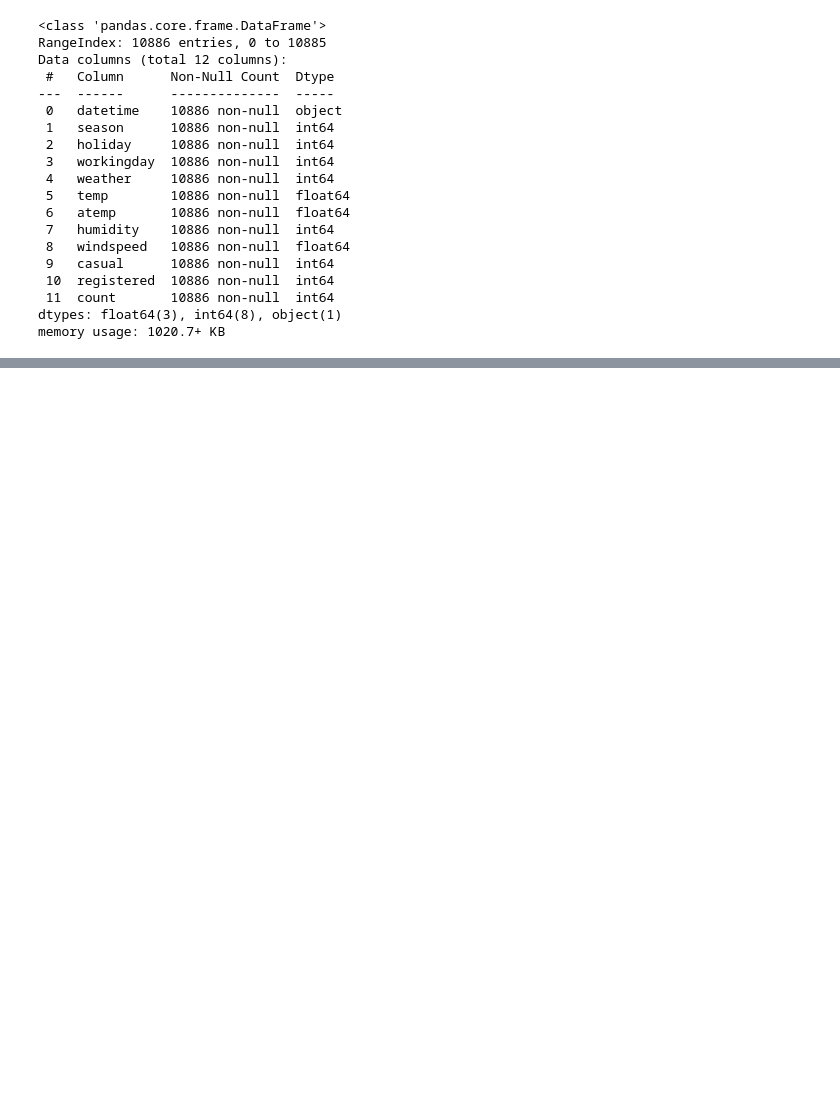
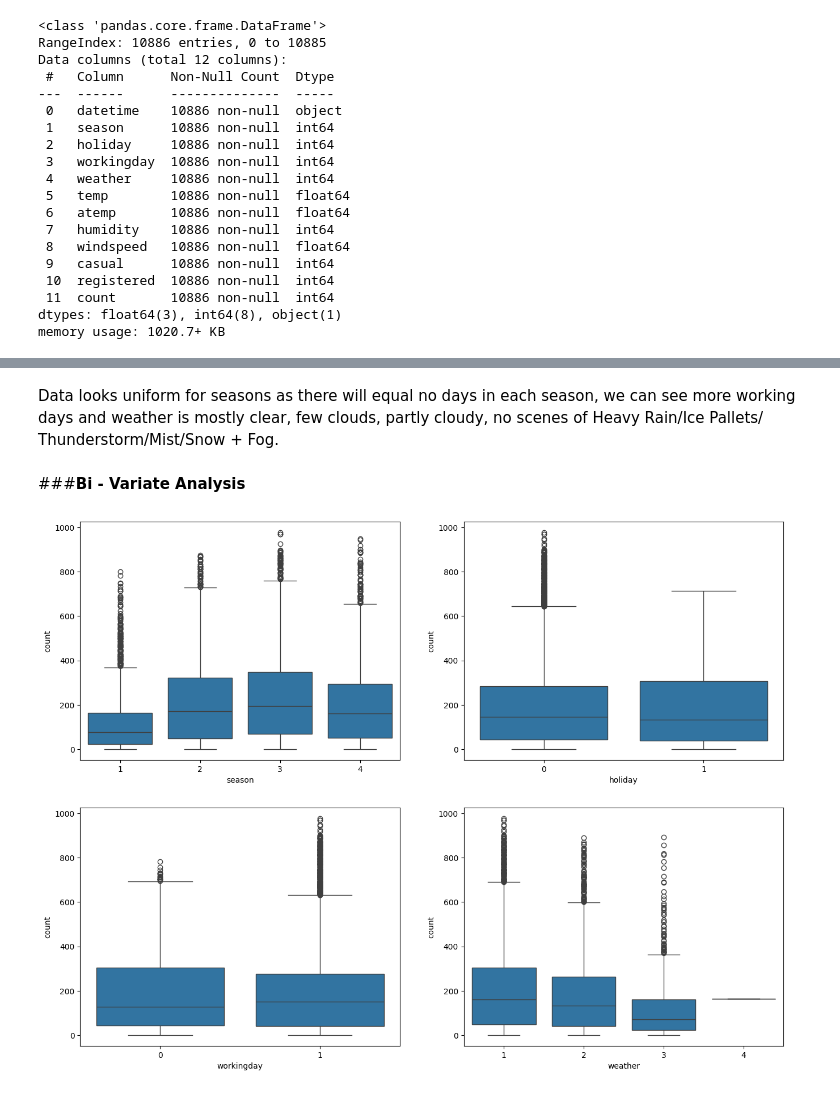
Before and after one commit to sr606/Machine_Learning_CaseStudies, a Jupyter notebook: Business_Case_Yulu_Hypothesis_Testing.ipynb, the cells around one changed output, grey strips where cells are left out. Saved outputs shown, nothing was run; the diff lists cells and outputs as text; code cells hidden in the pictures; blank space fills up the shorter version.

```diff
--- a/Business_Case_Yulu_Hypothesis_Testing.ipynb
+++ b/Business_Case_Yulu_Hypothesis_Testing.ipynb
@@ -162,0 +271,20 @@ memory usage: 1020.7+ KB
+# %% [markdown]
+Data looks uniform for seasons as there will equal no days in each season, we can see more working days and weather is mostly clear, few clouds, partly cloudy, no scenes of Heavy Rain/Ice Pallets/ Thunderstorm/Mist/Snow + Fog.
+# %% [markdown]
+###**Bi - Variate Analysis**
+# %%
+# plotting categorical variables against count using boxplots
+
+fig, axis = plt.subplots(nrows = 2, ncols = 2, figsize = (16,12))
+
+index = 0
+
+for row in range(2):
+  for col in range(2):
+    sns.boxplot(data = df, x = cat_cols[index], y = 'count', ax = axis[row,col])
+
+    index += 1
+
+plt.show()
+# %% [output]
+[figure, added]
```
Also changed, not shown: parts of 10 cells of this notebook.
